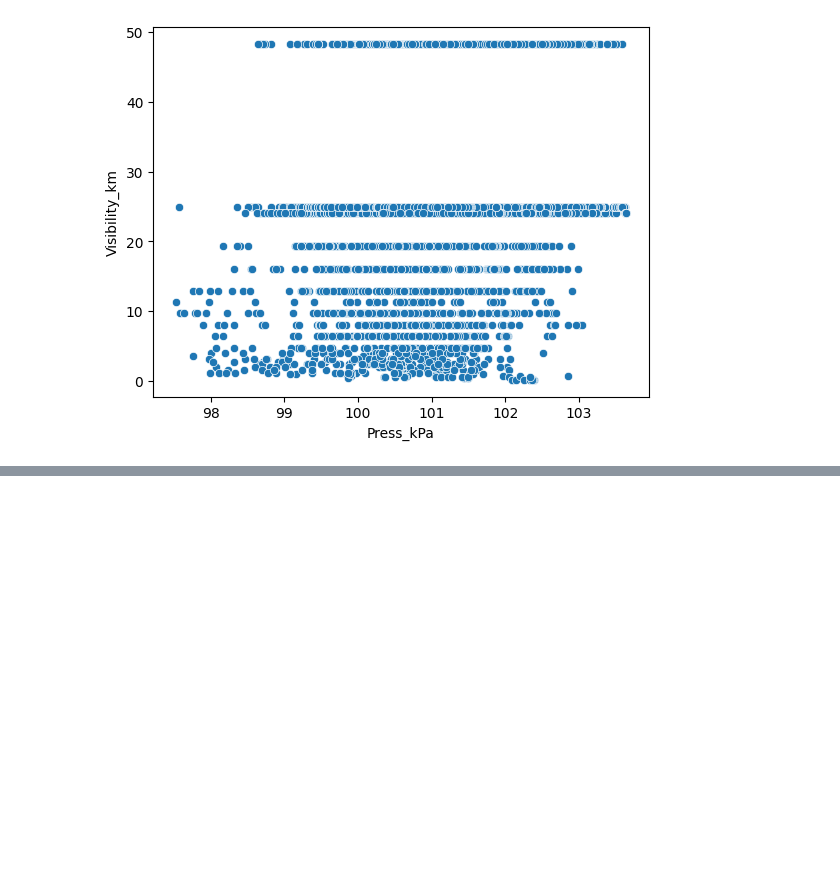
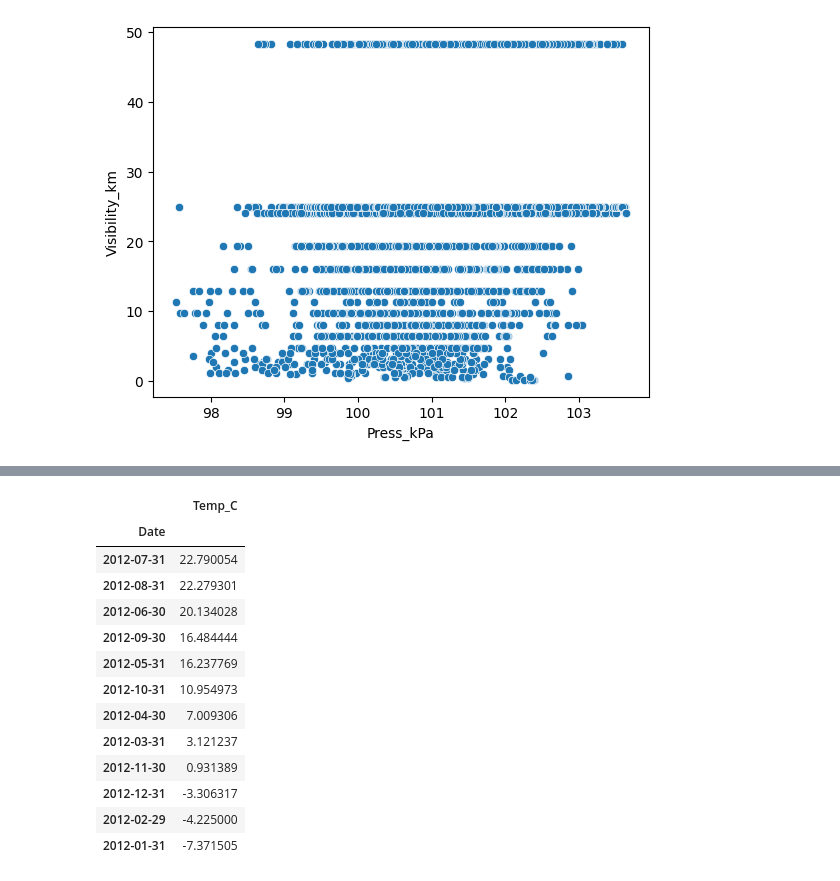
Before and after one commit to JayaWinata/Weather-EDA, a Jupyter notebook: weather_EDA.ipynb, the cells around one changed output, grey strips where cells are left out. Saved outputs shown, nothing was run; the diff lists cells and outputs as text; code cells hidden in the pictures; blank space fills up the shorter version.

```diff
--- a/weather_EDA.ipynb
+++ b/weather_EDA.ipynb
@@ -153,0 +170,18 @@ for i in numeric_df.columns:
+# %%
+table = pd.pivot_table(df,index=pd.Grouper(key='Date',freq='M'),values=['Temp_C']).sort_values(by='Temp_C',ascending=False)
+table
+# %% [output]
+|  | Temp_C |
+| Date |  |
+| 2012-07-31 | 22.790054 |
+| 2012-08-31 | 22.279301 |
+| 2012-06-30 | 20.134028 |
+| 2012-09-30 | 16.484444 |
+| 2012-05-31 | 16.237769 |
+| 2012-10-31 | 10.954973 |
+| 2012-04-30 | 7.009306 |
+| 2012-03-31 | 3.121237 |
+| 2012-11-30 | 0.931389 |
+| 2012-12-31 | -3.306317 |
+| 2012-02-29 | -4.225000 |
+| 2012-01-31 | -7.371505 |
```
Also changed, not shown: parts of 5 cells of this notebook.
